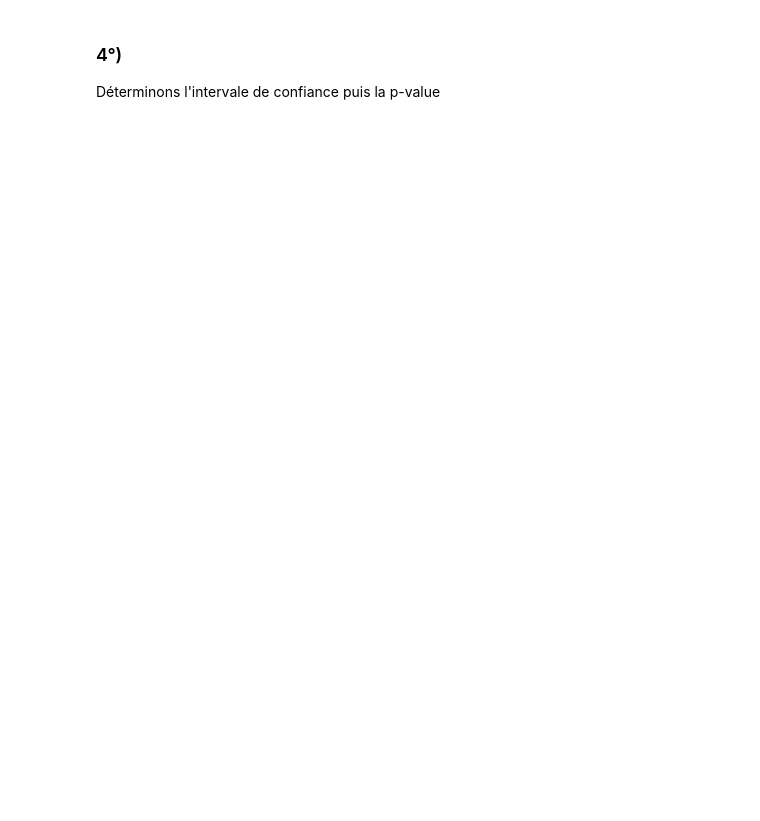
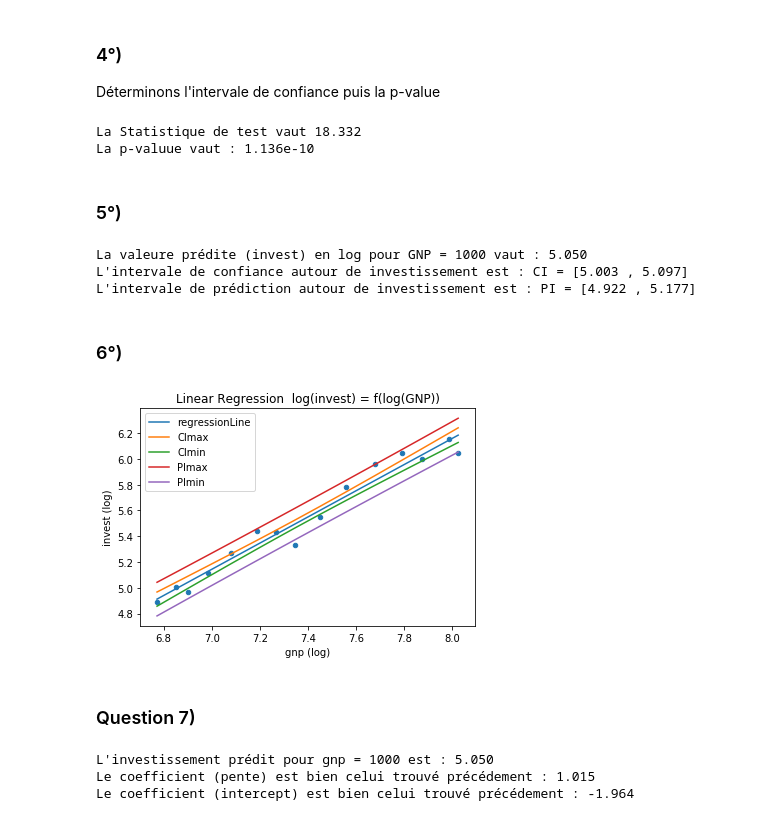
Before and after one commit to AnthonyHoudaille/BigData_TELECOM, a Jupyter notebook: Statistics/TP2 - Regression .ipynb, the cells around one changed output. Drawn from its saved outputs; the diff is of its cells as text; code cells hidden in the pictures; blank space fills up the shorter version.

```diff
--- a/Statistics/TP2 - Regression .ipynb
+++ b/Statistics/TP2 - Regression .ipynb
@@ -69,3 +81,70 @@ print (R2)
 # %% [markdown]
 ### 4°)
 Déterminons l'intervale de confiance puis la p-value
+# %%
+StatistiqueZ = pente / sigma_pente
+print ("La Statistique de test vaut " "%.3f" % StatistiqueZ)
+
+pval = stat.t.sf(np.abs(StatistiqueZ), n-2)*2
+print ("La p-valuue vaut : " + str(round(pval,13)))
+# %% [output]
+La Statistique de test vaut 18.332
+La p-valuue vaut : 1.136e-10
+# %% [markdown]
+### 5°)
+# %%
+Invest_predict = intercept + pente * mp.log(1000) ##mp.log()
+print("La valeure prédite (invest) en log pour GNP = 1000 vaut : " "%.3f" %Invest_predict)
+
+vals = stat.t.ppf(0.9,  n-2)
+
+Sigma3 = sigmahat * np.sqrt( (1 / n) + (mp.log(1000) - X_)**2  / ((X - X_)**2).sum())
+Sigma4 = sigmahat * np.sqrt( 1 + (1 / n) + (mp.log(1000) - X_)**2  / ((X - X_)**2).sum() )
+
+CI1 =  Invest_predict - (vals * Sigma3)
+CI2 = Invest_predict + (vals * Sigma3)
+print ("L'intervale de confiance autour de investissement est : CI = " "[%.3f , %.3f]" % (CI1, CI2))
+
+PI1 = Invest_predict - (vals * Sigma4)
+PI2 = Invest_predict + (vals * Sigma4)
+print ("L'intervale de prédiction autour de investissement est : PI = "  "[%.3f , %.3f]" % (PI1, PI2))
+# %% [output]
+La valeure prédite (invest) en log pour GNP = 1000 vaut : 5.050
+L'intervale de confiance autour de investissement est : CI = [5.003 , 5.097]
+L'intervale de prédiction autour de investissement est : PI = [4.922 , 5.177]
+# %% [markdown]
+### 6°)
+# %%
+sigmaplt1 =  sigmahat * np.sqrt( (1 / n) + (X - X_)**2  / ((X - X_)**2).sum())
+sigmaplt2 =  sigmahat * np.sqrt( 1 + (1 / n) + (X - X_)**2  / ((X - X_)**2).sum() )
+
+df.plot.scatter(x='gnp',y='invest')
+plt.plot(X, intercept + pente * X, label = 'regressionLine')
+plt.plot(X, intercept + pente * X + (vals * sigmaplt1), label = 'CImax')
+plt.plot(X, intercept + pente * X - (vals * sigmaplt1), label = 'CImin')
+plt.plot(X, intercept + pente * X + (vals * sigmaplt2), label = 'PImax')
+plt.plot(X, intercept + pente * X - (vals * sigmaplt2), label = 'PImin')
+plt.xlabel('gnp (log)')
+plt.ylabel('invest (log)')
+plt.title("Linear Regression  log(invest) = f(log(GNP))")
+plt.legend()
+plt.show()
+# %% [output]
+[figure, added]
+# %% [markdown]
+### Question 7)
+# %%
+regLin = linear_model.LinearRegression().fit(X[: , np.newaxis], Y)
+
+invest_predict_GNp1000 = regLin.predict(mp.log(1000))
+
+        #Coefficient
+Coef = regLin.coef_
+InTercept = regLin.intercept_
+print("L'investissement prédit pour gnp = 1000 est : "  "%.3f " % invest_predict_GNp1000[0])
+print("Le coefficient (pente) est bien celui trouvé précédement : " "%.3f" % Coef[0])
+print("Le coefficient (intercept) est bien celui trouvé précédement : " "%.3f" % InTercept)
+# %% [output]
+L'investissement prédit pour gnp = 1000 est : 5.050
+Le coefficient (pente) est bien celui trouvé précédement : 1.015
+Le coefficient (intercept) est bien celui trouvé précédement : -1.964
```
Also changed, not shown: parts of 14 cells of this notebook, 1 other file.
